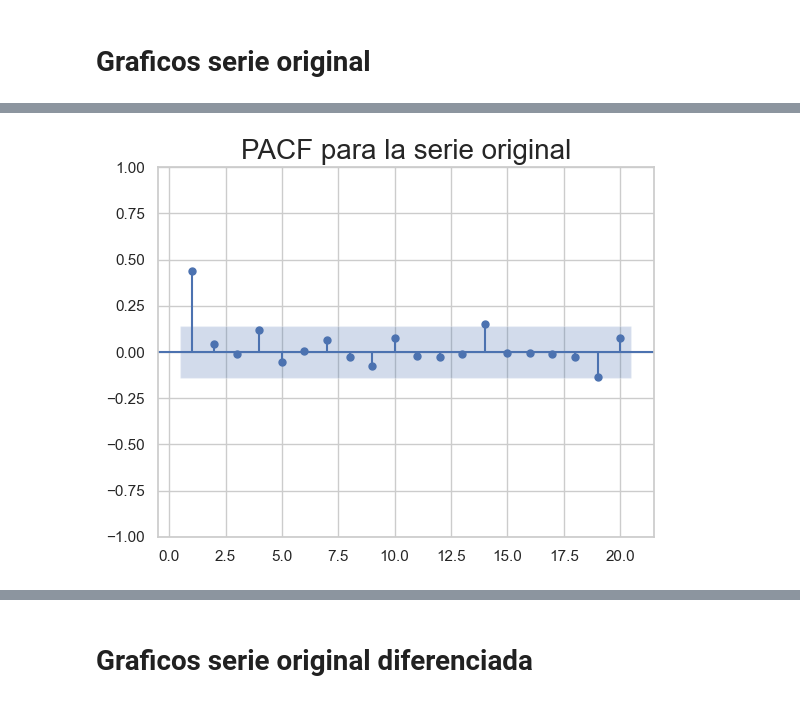
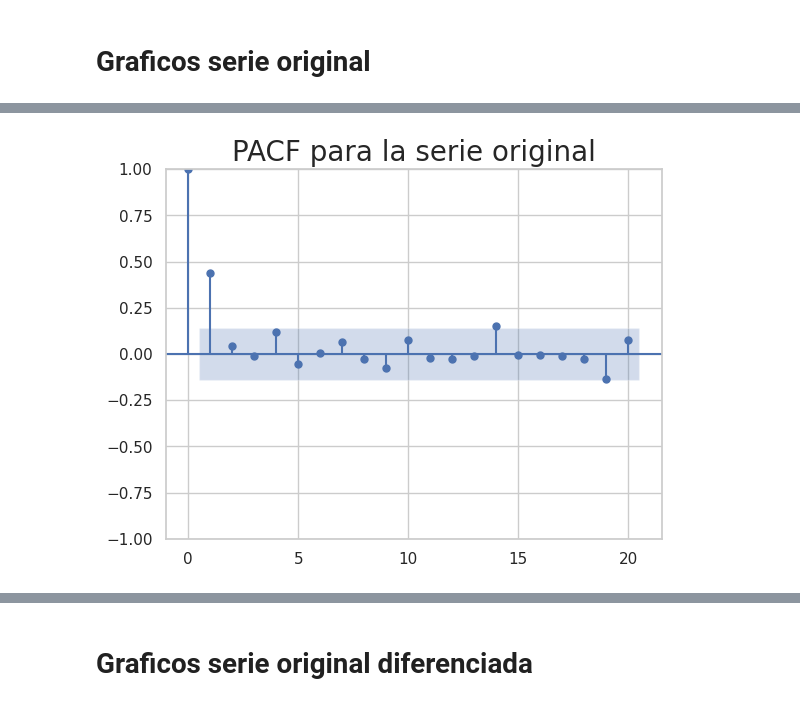
Before and after one commit to waldof86/AST, a Jupyter notebook: AST_Clase_2_ejercicio_1_.ipynb, the cells around one changed output, grey strips where cells are left out. Cells and saved outputs as stored; diff of their text form; code cells hidden in the pictures.

```diff
--- a/AST_Clase_2_ejercicio_1_.ipynb
+++ b/AST_Clase_2_ejercicio_1_.ipynb
@@ -70,4 +69,0 @@ Text(0.5, 1.0, 'Histograma de la Serie')
-# %%
-sns.set_theme(style="whitegrid")
-tips = sns.load_dataset("tips")
-ax = sns.boxplot(x=data.analisis)
@@ -159,6 +156,6 @@ plt.show()
 # %%
-sgt.plot_pacf(data.analisis, lags = 20, alpha = 0.05, zero = False, method = ('ols'))
+sgt.plot_pacf(data.analisis, lags = 20, alpha = 0.05,  method = ('ols'))
 plt.title("PACF para la serie original", size = 20)
 plt.show()
 # %% [output]
-[figure, old version]
+[figure, new version]
```
Also changed, not shown: parts of 18 cells of this notebook, 2 other files.
